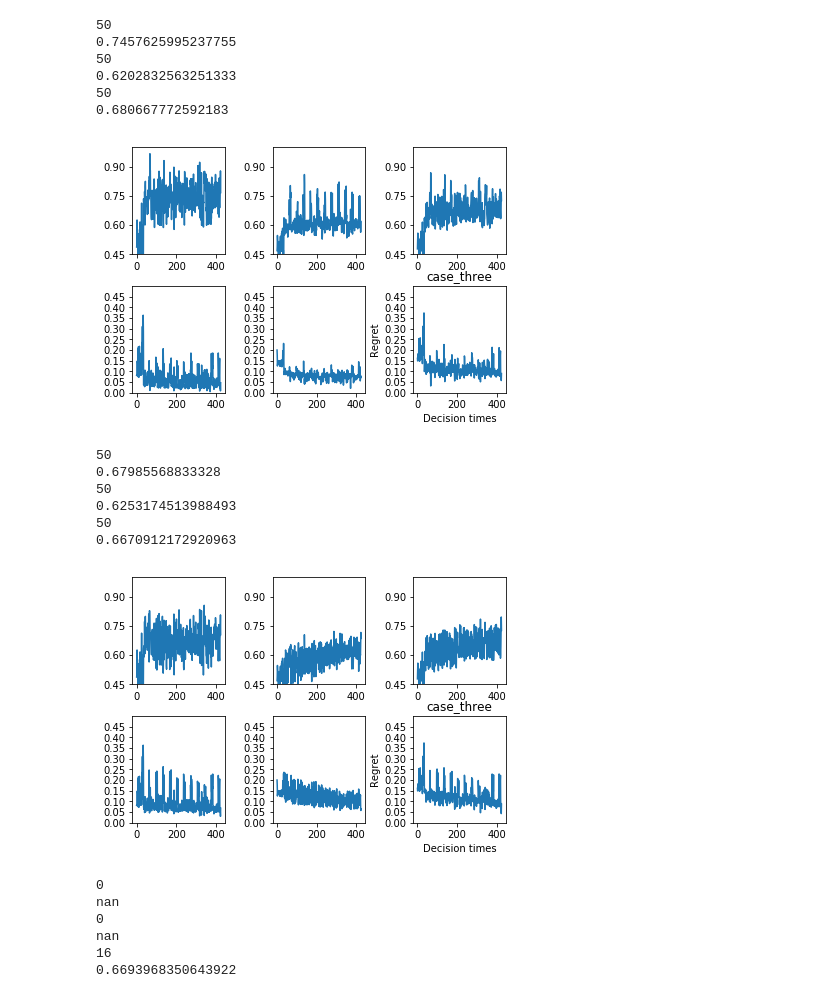
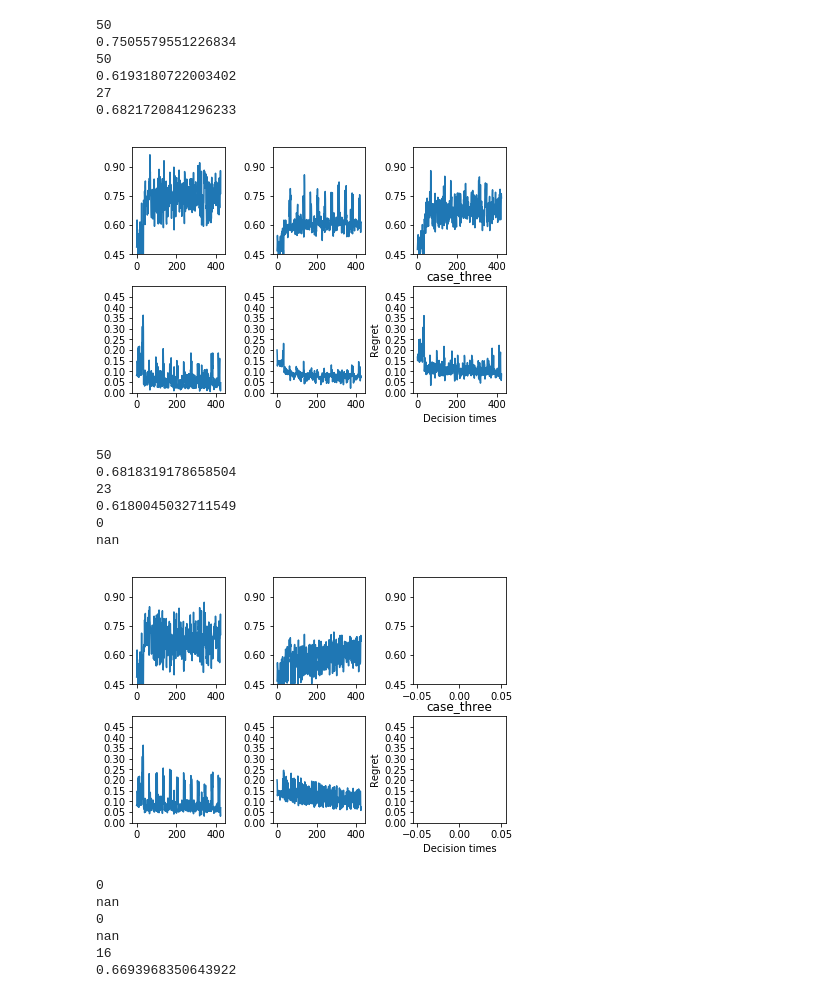
Before and after one commit to StatisticalReinforcementLearningLab/pooling_rl, a Jupyter notebook: evaluation/plot_all.ipynb, the cells around one changed output. Saved outputs shown, nothing was run; the diff lists cells and outputs as text; code cells hidden in the pictures.

```diff
--- a/evaluation/plot_all.ipynb
+++ b/evaluation/plot_all.ipynb
@@ -105,25 +105,25 @@ def plot_all(results_path,pop,update,phrase,ophrase):
 
         plot_and_save_dict(d,case,case,save=False,i=i,ax=ax)
 # %%
-plot_all('../../Downloads/pooling_results/batch/','32',7,'_4_18all_long.','coef')
+plot_all('../../Downloads/pooling_results/batch/','32',7,'all_longnonskewed_onoise','coef')
 # %% [output]
 50
-0.7457625995237755
+0.7505579551226834
 50
-0.6202832563251333
-50
-0.680667772592183
+0.6193180722003402
+27
+0.6821720841296233
-[figure, old version]
+[figure, new version]
 # %%
-plot_all('../../Downloads/pooling_results/personalized/','32',7,'_4_18all_long.','coef')
+plot_all('../../Downloads/pooling_results/personalized/','32',7,'all_longnonskewed_onoise','coef')
 # %% [output]
 50
-0.67985568833328
-50
-0.6253174513988493
-50
-0.6670912172920963
+0.6818319178658504
+23
+0.6180045032711549
+0
+nan
-[figure, old version]
+[figure, new version]
 # %%
 #between dowpreloc and tpl, these both seem relatively promising
 #- test dowpreloc with more time
```
Also changed, not shown: 3 other files.
